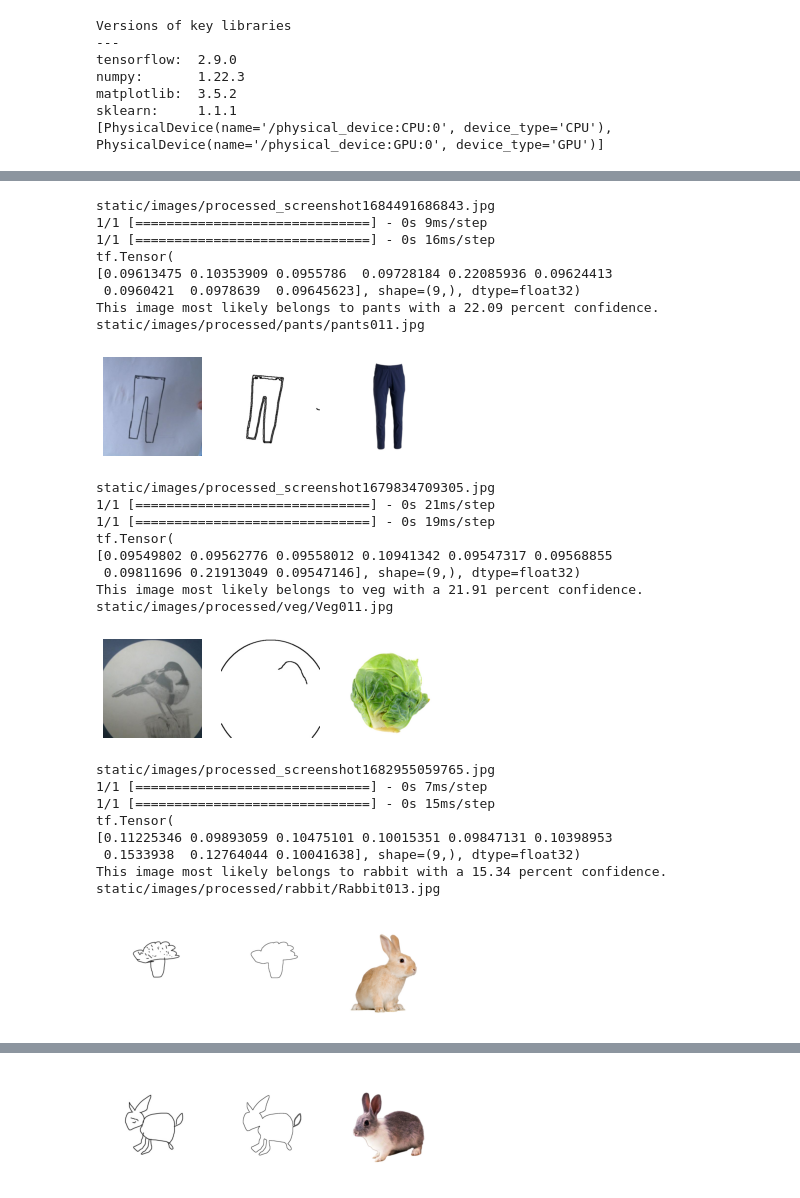
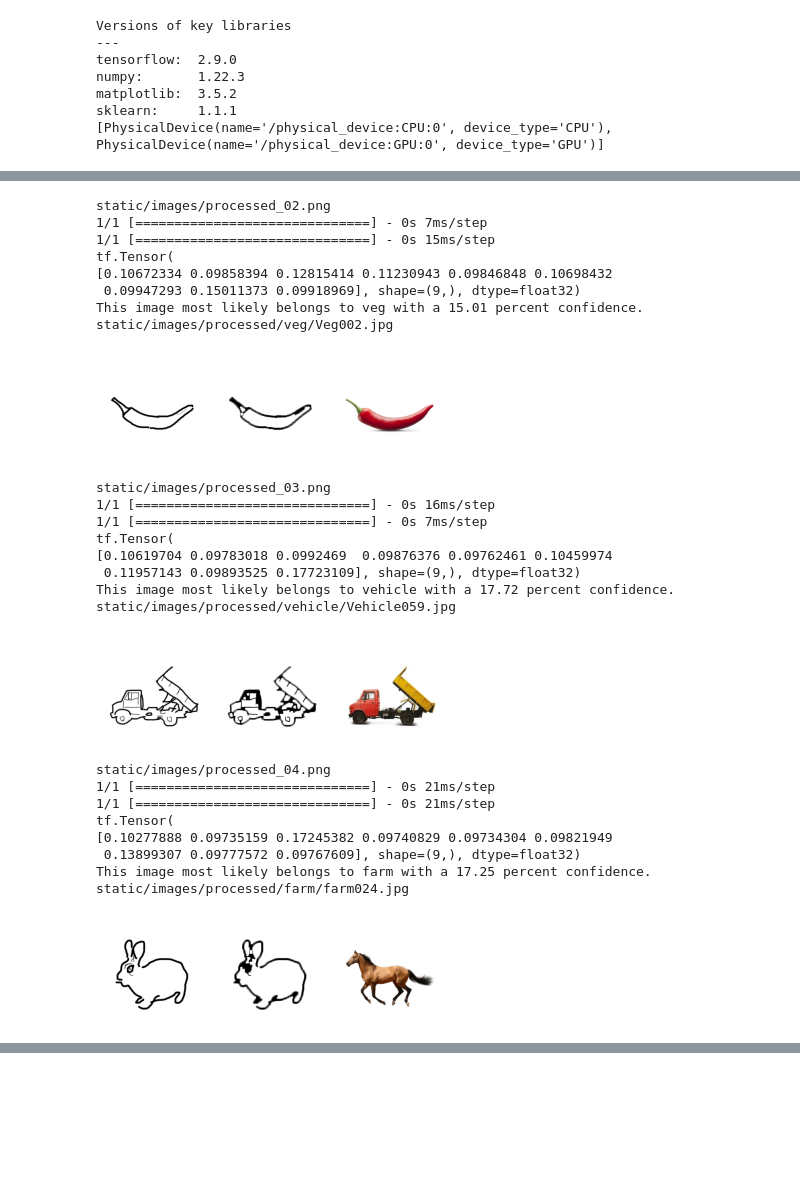
Before and after one commit to ISS-MTECH-IS-Project/IntelligentSensingSystemProject, a Jupyter notebook: SystemCode/training_general_tensor-validate.ipynb, the cells around one changed output, grey strips where cells are left out. Drawn from its saved outputs; the diff is of its cells as text; code cells hidden in the pictures; blank space fills up the shorter version.

Commit message:
vgg processed data with pull

```diff
--- a/SystemCode/training_general_tensor-validate.ipynb
+++ b/SystemCode/training_general_tensor-validate.ipynb
@@ -299,17 +336,32 @@ def findMatch(image):
 60
 # %%
 # data
-testImages = ["Veg009.jpg",
-              "screenshot1684491686843.jpg",
-              "screenshot1679834709305.jpg",
-              "screenshot1682955059765.jpg",
-              "screenshot1682955117560.jpg",
-              "drawingCat001.jpg",
-              "screenshot1680367782385.jpg"
+testImages = ["01.png",
+              "02.png",
+              "03.png",
+              "04.png",
+              "05.png",
+              "06.png",
+              "07.png",
+              "08.png",
+              "09.png",
+              "10.png",
+              "11.png",
+              "12.png",
+              "13.png",
+              "14.png",
+              "15.png",
+              "16.png"
              ]
 # %%
 for i,filename in enumerate(testImages):
-    processedFile = Pic_preprocessing(filename)
+
+    image = readImage(UPLOAD_FOLDER+filename)
+    processedFile = UPLOAD_FOLDER+"processed_"+filename
+    processedImage = resize(image)
+    processedImage = Preprocessing_input(processedImage)
+    saveImage(processedImage, processedFile)
+
     resp = findMatch(processedFile)
     plt.subplot(1, 3, 1)
     img_file = UPLOAD_FOLDER+filename
@@ -346,27 +398,27 @@ static/images/processed/veg/Veg009.jpg
-static/images/processed_screenshot1684491686843.jpg
-1/1 [==============================] - 0s 9ms/step
-1/1 [==============================] - 0s 16ms/step
+static/images/processed_02.png
+1/1 [==============================] - 0s 7ms/step
+1/1 [==============================] - 0s 15ms/step
 tf.Tensor(
-[0.09613475 0.10353909 0.0955786  0.09728184 0.22085936 0.09624413
- 0.0960421  0.0978639  0.09645623], shape=(9,), dtype=float32)
-This image most likely belongs to pants with a 22.09 percent confidence.
-static/images/processed/pants/pants011.jpg
+[0.10672334 0.09858394 0.12815414 0.11230943 0.09846848 0.10698432
+ 0.09947293 0.15011373 0.09918969], shape=(9,), dtype=float32)
+This image most likely belongs to veg with a 15.01 percent confidence.
+static/images/processed/veg/Veg002.jpg
-[figure, old version]
+[figure, new version]
-static/images/processed_screenshot1679834709305.jpg
-1/1 [==============================] - 0s 21ms/step
-1/1 [==============================] - 0s 19ms/step
+static/images/processed_03.png
+1/1 [==============================] - 0s 16ms/step
+1/1 [==============================] - 0s 7ms/step
 tf.Tensor(
-[0.09549802 0.09562776 0.09558012 0.10941342 0.09547317 0.09568855
- 0.09811696 0.21913049 0.09547146], shape=(9,), dtype=float32)
-This image most likely belongs to veg with a 21.91 percent confidence.
-static/images/processed/veg/Veg011.jpg
+[0.10619704 0.09783018 0.0992469  0.09876376 0.09762461 0.10459974
+ 0.11957143 0.09893525 0.17723109], shape=(9,), dtype=float32)
+This image most likely belongs to vehicle with a 17.72 percent confidence.
+static/images/processed/vehicle/Vehicle059.jpg
-[figure, old version]
+[figure, new version]
-static/images/processed_screenshot1682955059765.jpg
-1/1 [==============================] - 0s 7ms/step
-1/1 [==============================] - 0s 15ms/step
+static/images/processed_04.png
+1/1 [==============================] - 0s 21ms/step
+1/1 [==============================] - 0s 21ms/step
 tf.Tensor(
-[0.11225346 0.09893059 0.10475101 0.10015351 0.09847131 0.10398953
- 0.1533938  0.12764044 0.10041638], shape=(9,), dtype=float32)
-This image most likely belongs to rabbit with a 15.34 percent confidence.
-static/images/processed/rabbit/Rabbit013.jpg
+[0.10277888 0.09735159 0.17245382 0.09740829 0.09734304 0.09821949
+ 0.13899307 0.09777572 0.09767609], shape=(9,), dtype=float32)
+This image most likely belongs to farm with a 17.25 percent confidence.
+static/images/processed/farm/farm024.jpg
-[figure, old version]
+[figure, new version]
@@ -399 +443,0 @@ static/images/processed/rabbit/Rabbit006.jpg
-[figure, removed]
```
Also changed, not shown: parts of 3 cells of this notebook.
